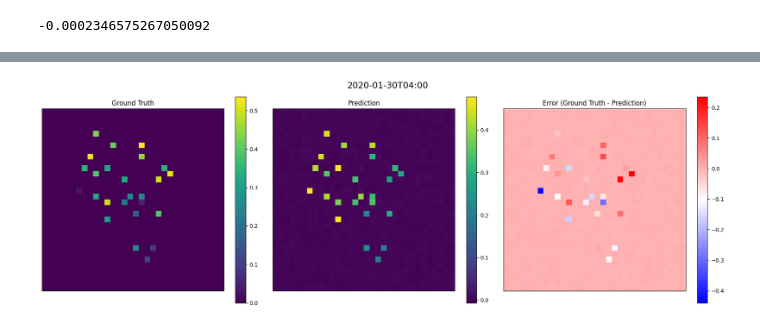
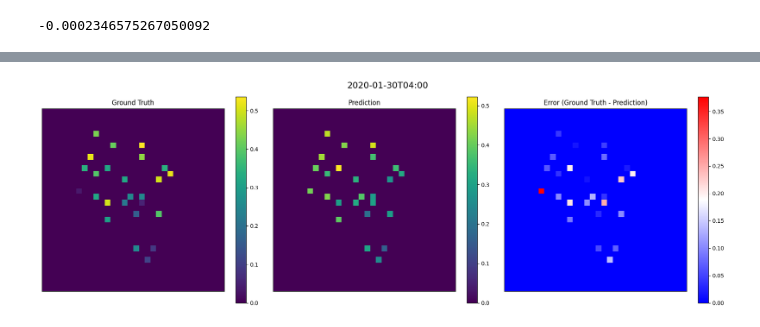
Before and after one commit to kminseong841/ML-Research, a Jupyter notebook: 3D_Ozone_predict_CNN.ipynb, the cells around one changed output, grey strips where cells are left out. Saved outputs shown, nothing was run; the diff lists cells and outputs as text; code cells hidden in the pictures.

Commit message:
bit_masking, EarlyStopping
bit_mask로 원래 값이 없는 지점을 학습에 참여시키지 않음, EarlyStopping을 통해 validation loss, metrcis를 보고 stop.

```diff
--- a/3D_Ozone_predict_CNN.ipynb
+++ b/3D_Ozone_predict_CNN.ipynb
@@ -369,16 +400,16 @@ def create_model(n_filter1=32, n_filter2=64, dense_units=128):
   return cnn
 # %%
 # HyperParameter Tuning
-oz_model = KerasRegressor(model=create_model, verbose = 0)
-
-hyper = {
-    'model__n_filter1':[32,64],
-    'model__n_filter2':[64,128],
-    'model__dense_units':[128,64]
-}
-
-gs = GridSearchCV(oz_model, hyper, cv = 3)
-
-# 모델 학습
-gs.fit(xtrain, ytrain, verbose = 2, epochs=10, batch_size = 16)
+# oz_model = KerasRegressor(model=create_model, verbose = 0)
+#
+# hyper = {
+#     'model__n_filter1':[32,64],
+#     'model__n_filter2':[64,128],
+#     'model__dense_units':[128,64]
+# }
+#
+# gs = GridSearchCV(oz_model, hyper, cv = 3)
+#
+# # 모델 학습
+# gs.fit(xtrain, ytrain, verbose = 2, epochs=10, batch_size = 16)
 # %% [output]
@@ -389,15 +423,19 @@ gs.best_score_
 # %% [output]
 -0.0002346575267050092
+# %%
+# Early stop 설정
+earlystop1 = callbacks.EarlyStopping(monitor='val_loss', mode='auto')
+earlystop2 = callbacks.EarlyStopping(monitor='val_mae' , mode='auto')
 # %%
 # HyperParameter Tuning시
 # model = create_model(
     # n_filter1 = gs.best_params_['model__n_filter1'], n_filter2 = gs.best_params_['model__n_filter2'], dense_units = gs.best_params_['model__dense_units'])
 
 model = create_model(
-    n_filter1 = 32, n_filter2 = 128, dense_units = 64
+    n_filter1 = 32, n_filter2 = 128, dense_units = 64, mask_ts = bit_mask_ts
 )
 # 모델 학습
-model.fit(xtrain, ytrain, validation_data=(xvalid, yvalid), epochs=30, batch_size = 16)
+model.fit(xtrain, ytrain, validation_data=(xvalid, yvalid), epochs=30, batch_size = 16, callbacks=[earlystop1 , earlystop2])
 
 # 모델 평가
 loss = model.evaluate(xtest,ytest)
@@ -442,7 +481,7 @@ def plot_ozone_maps(index, g_data, xdata):
     # 데이터 추출
     gt = ground_truth[index]  # 실제 값
     pred = predict[index]  # 예측 값
-    err = error[index]  # 에러
+    err = np.abs(error[index])  # 에러
 
     # 플롯 설정
     fig, axes = plt.subplots(1, 3, figsize=(18, 6))
@@ -482,4 +521,4 @@ plot_ozone_maps(index=700, g_data=label_grid_data, xdata=grid_data)
 # %%
 # test prediction 시각화
-plot_ozone_maps(index=700, g_data=te_label_grid_data, xdata=xtest)
+plot_ozone_maps(index=700, g_data=ytest, xdata=xtest)
 # %% [output]
@@ -487 +526 @@ plot_ozone_maps(index=700, g_data=te_label_grid_data, xdata=xtest)
-[figure, old version]
+[figure, new version]
```
Also changed, not shown: parts of 10 cells of this notebook.
